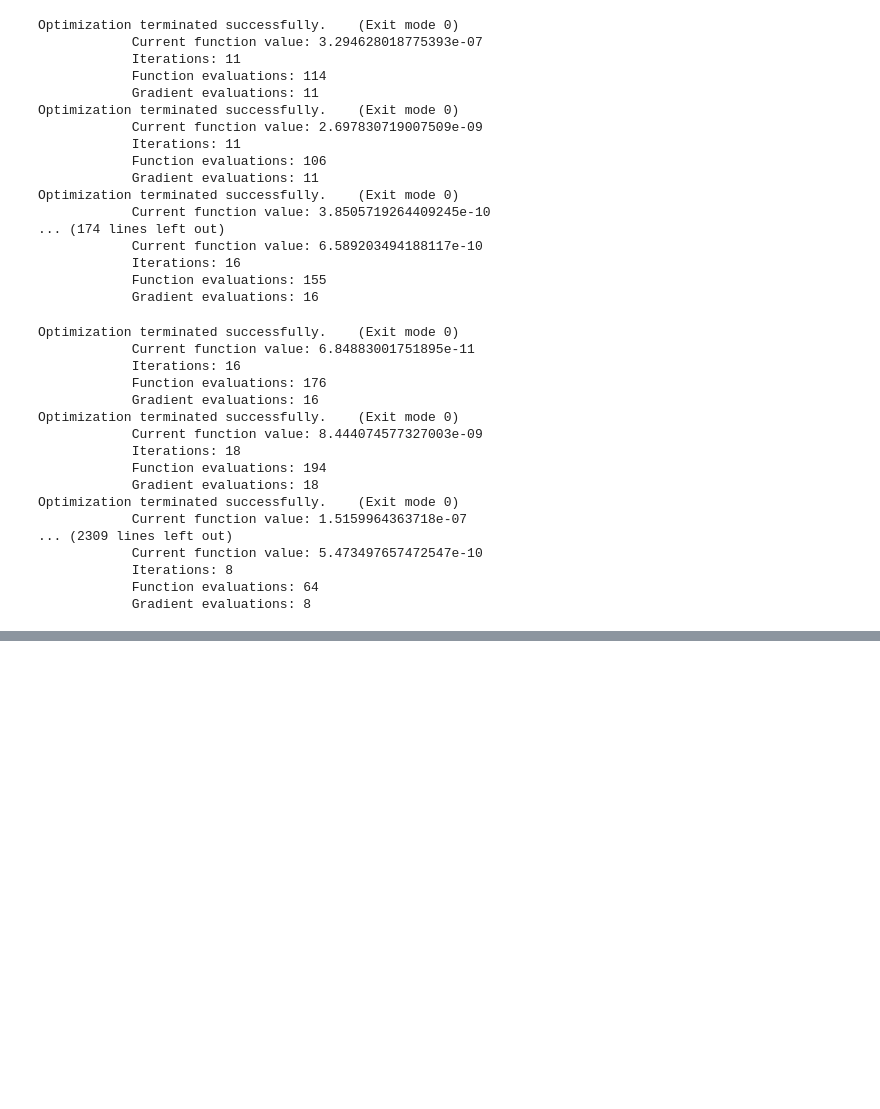
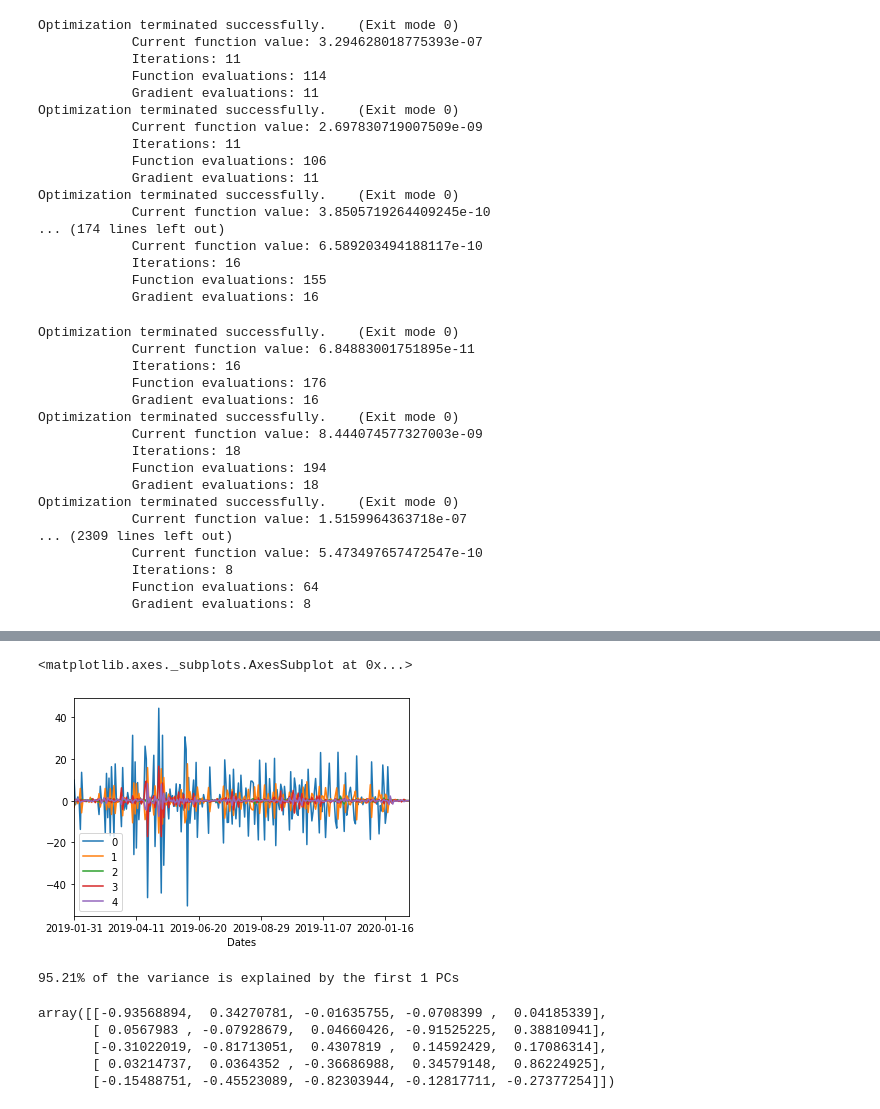
Before and after one commit to jdsuarez10/Calibraci-n-cruva-forward, a Jupyter notebook: Taller de derivados.ipynb, the cells around one changed output, grey strips where cells are left out. Saved outputs shown, nothing was run; the diff lists cells and outputs as text; code cells hidden in the pictures; blank space fills up the shorter version.

```diff
--- a/Taller de derivados.ipynb
+++ b/Taller de derivados.ipynb
@@ -360,0 +419,8 @@ tasas_forward_finales.to_csv("tasas_finales.csv")
+# %%
+x=tasas_forward_finales-tasas_forward_finales.shift(1)
+x=x.dropna()
+# %%
+x[-270:].plot()
+# %% [output]
+<matplotlib.axes._subplots.AxesSubplot at 0x...>
+[figure, added]
@@ -360,0 +430,18 @@ tasas_forward_finales.to_csv("tasas_finales.csv")
+# %%
+#12
+N_PRIN_COMPONENTS = len(x.columns)
+pca = PCA(n_components=N_PRIN_COMPONENTS)
+pca.fit(x)
+percentage =  pca.explained_variance_ratio_
+percentage_cum = np.cumsum(percentage)
+print ('{0:.2f}% of the variance is explained by the first 1 PCs'.format(percentage_cum[0]*100))
+# %% [output]
+95.21% of the variance is explained by the first 1 PCs
+# %%
+pca.components_[:]
+# %% [output]
+array([[-0.93568894,  0.34270781, -0.01635755, -0.0708399 ,  0.04185339],
+       [ 0.0567983 , -0.07928679,  0.04660426, -0.91525225,  0.38810941],
+       [-0.31022019, -0.81713051,  0.4307819 ,  0.14592429,  0.17086314],
+       [ 0.03214737,  0.0364352 , -0.36686988,  0.34579148,  0.86224925],
+       [-0.15488751, -0.45523089, -0.82303944, -0.12817711, -0.27377254]])
```
Also changed, not shown: parts of 27 cells of this notebook.
